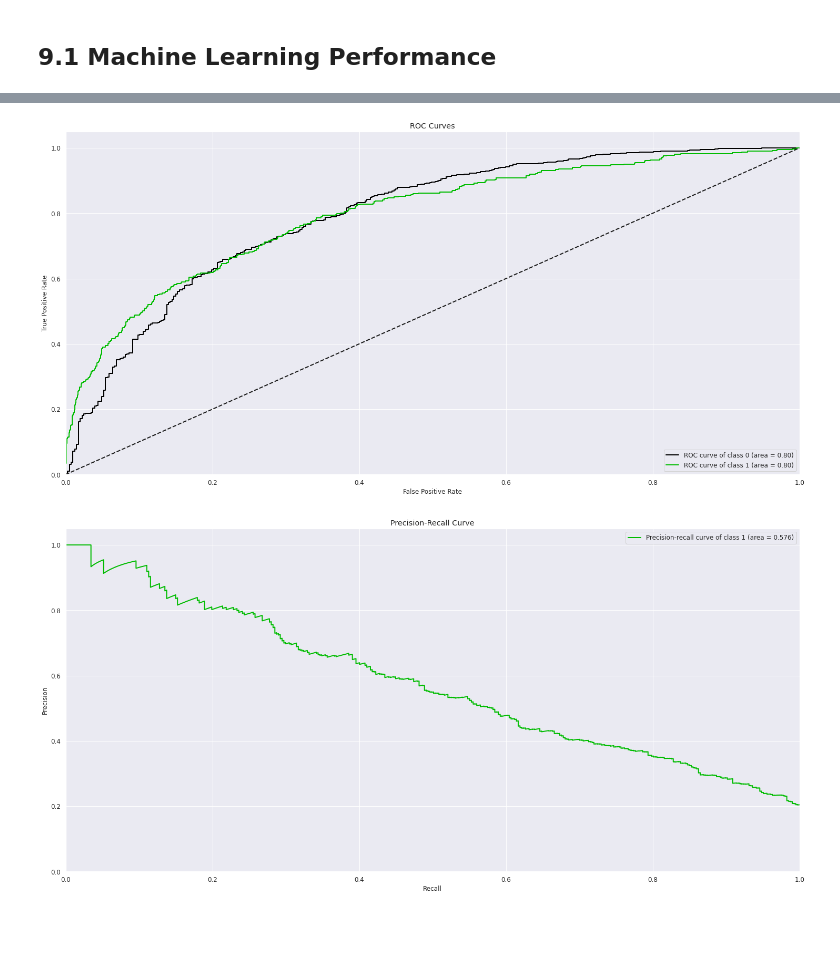
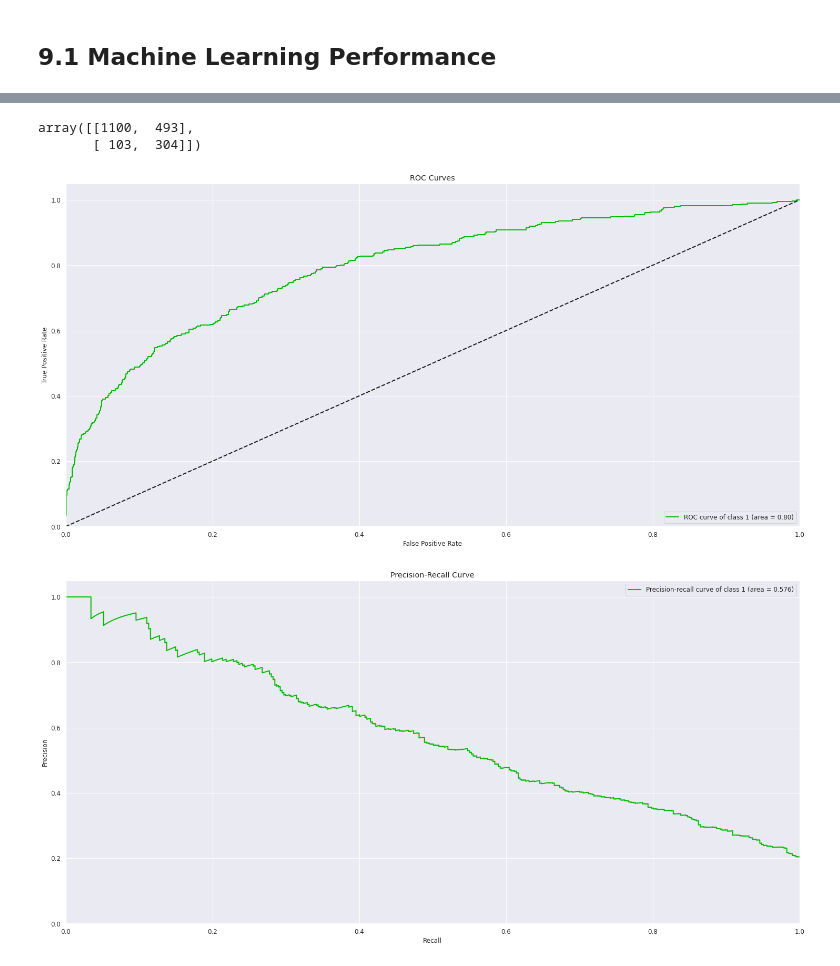
Before and after one commit to humberto-aguiar/churn_prediction, a Jupyter notebook: notebooks/churn_01.ipynb, the cells around one changed output, grey strips where cells are left out. Drawn from its saved outputs; the diff is of its cells as text; code cells hidden in the pictures; blank space fills up the shorter version.

```diff
--- a/notebooks/churn_01.ipynb
+++ b/notebooks/churn_01.ipynb
@@ -1407,0 +1474,11 @@ plot_convergence(res);
+# %%
+# Reading data
+
+interim_path = '../data/interim/'
+X_train_t = pickle.load( open(interim_path + 'X_train_t.pkl', 'rb'))
+X_test_t = pickle.load( open(interim_path + 'X_test_t.pkl', 'rb'))
+y_train = pickle.load( open(interim_path + 'y_train.pkl', 'rb'))
+y_test = pickle.load( open(interim_path + 'y_test.pkl', 'rb'))
+
+print( 'Proportion of 1s in train data: {:,.2f}'.format( Counter(y_train)[1]/Counter(y_train)[0] ) )
+print( 'Proportion of 1s in test  data: {:,.2f}'.format( Counter(y_test)[1]/Counter(y_test)[0] ) )
@@ -1414,13 +1527,17 @@ params = {'max_depth': 3,
           'learning_rate': 0.3267,
           'min_child_weight': 0.8007 }
 
+# using the threshold evaluated by validation data
+threshold = 0.29
+
 # setting model parameters
 model.set_params(**params)
 pipe = imbPipeline( steps =[ ('ncr', ncr), ('model', model) ] )
 
 pipe.fit(X_train_t,y_train)
-y_hat = pipe.predict(X_test_t)
+y_score = pipe.predict_proba(X_test_t)
 
+y_hat = (y_score[:,1] > threshold).astype(int)
 print( ' ROC AUC = %.4f' %(roc_auc_score(y_test, y_hat)) )
 print(classification_report(y_test, y_hat))
 # %% [output]
@@ -1438,7 +1559,14 @@ from scikitplot.metrics import plot_precision_recall, plot_lift_curve, plot_roc,
+# %%
+from sklearn.metrics import confusion_matrix
+
+confusion_matrix(y_test, y_hat)
+# %% [output]
+array([[1100,  493],
+       [ 103,  304]])
 # %%
-plot_roc(y_test, y_score, plot_micro = False, plot_macro = False);
+plot_roc(y_test, y_score, plot_micro = False, plot_macro = False, classes_to_plot = [1]);
 # %% [output]
-[figure, old version]
+[figure, new version]
 # %%
 plot_precision_recall(y_test, y_score, plot_micro = False, classes_to_plot = 1);
 # %% [output]
```
Also changed, not shown: parts of 34 cells of this notebook, 2 other files.
